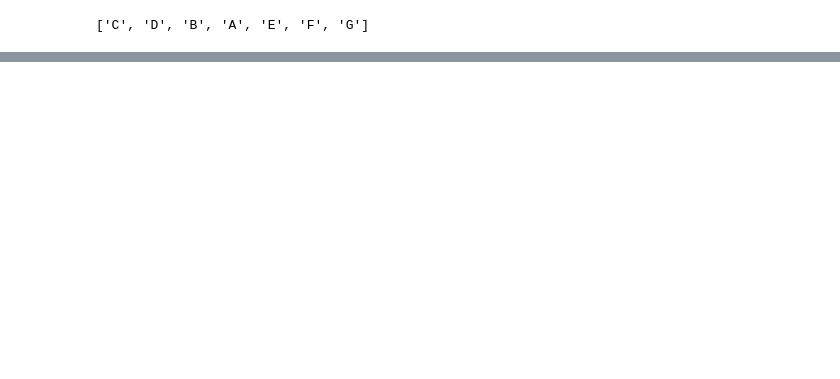
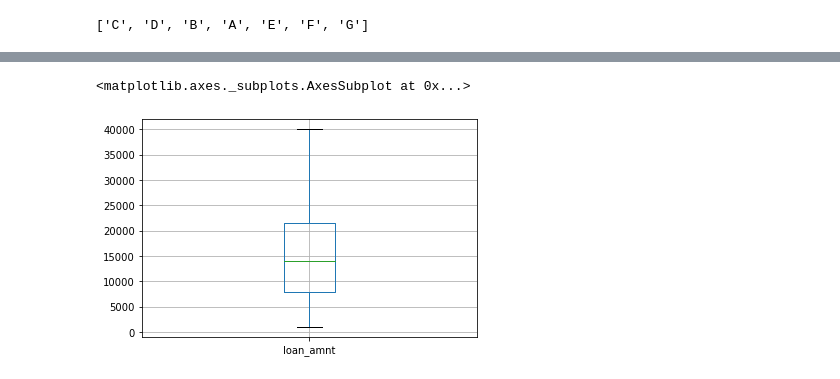
Before and after one commit to myrexious/pdib2020, a Jupyter notebook: tugas1/tugas1.ipynb, the cells around one changed output, grey strips where cells are left out. Cells and saved outputs as stored; diff of their text form; code cells hidden in the pictures; blank space fills up the shorter version.

```diff
--- a/tugas1/tugas1.ipynb
+++ b/tugas1/tugas1.ipynb
@@ -309,0 +389,3 @@ print(cleaned_df)
+# %%
+loan_amnt_desc = cleaned_df["loan_amnt"].describe()
+cleaned_df["loan_amnt"].describe()
@@ -309,0 +402,9 @@ print(cleaned_df)
+# %%
+loan_amnt_iqr = 1.5 * (loan_amnt_desc["75%"] - loan_amnt_desc["25%"])
+loan_amnt_upper = loan_amnt_desc["75%"] + loan_amnt_iqr
+loan_amnt_lower = loan_amnt_desc["25%"] - loan_amnt_iqr
+# %%
+indexNames = cleaned_df[ ~cleaned_df["loan_amnt"].between(loan_amnt_lower, loan_amnt_upper) ].index
+cleaned_df.drop(indexNames , inplace=True) # Delete these row indexes from dataFrame
+cleaned_df.reset_index(drop=True, inplace=True)
+cleaned_df["loan_amnt"].describe()
@@ -309,0 +421,5 @@ print(cleaned_df)
+# %%
+cleaned_df.boxplot(column=["loan_amnt"])
+# %% [output]
+<matplotlib.axes._subplots.AxesSubplot at 0x...>
+[figure, added]
```
Also changed, not shown: parts of 68 cells of this notebook, 2 other files.
